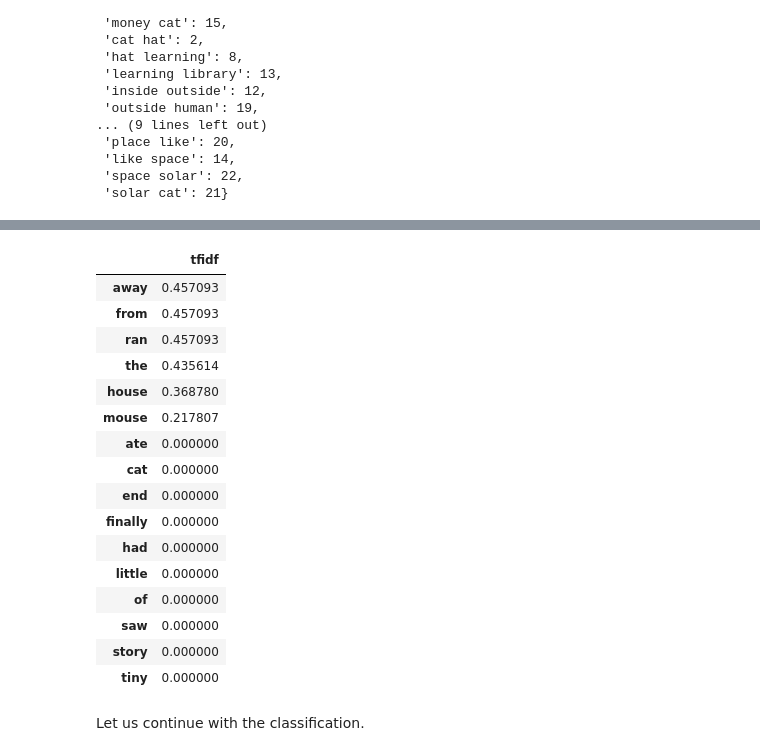
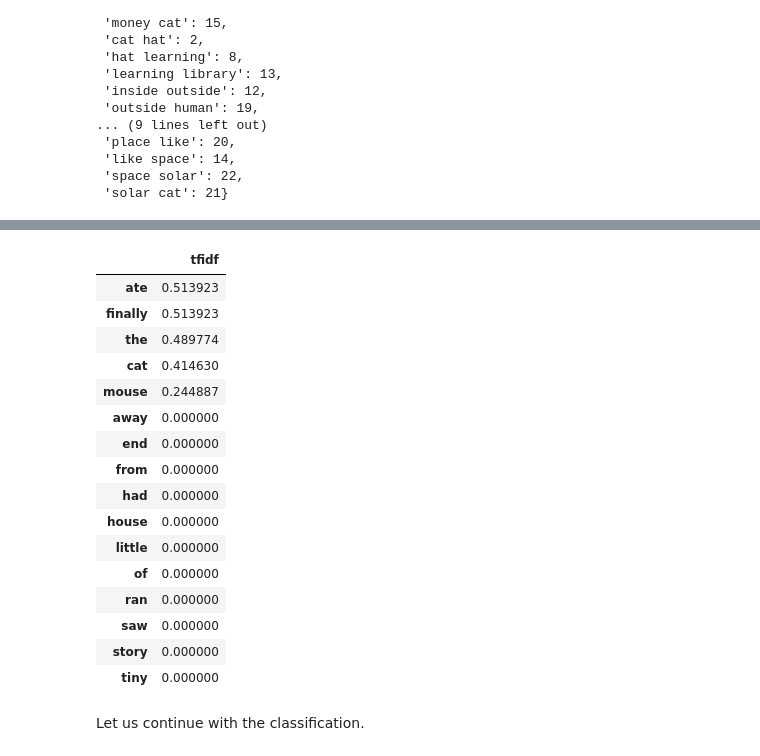
Before and after one commit to banasree385/introduction_to_ml, a Jupyter notebook: 06.NLP/01.NLP_Basics.ipynb, the cells around one changed output, grey strips where cells are left out. Drawn from its saved outputs; the diff is of its cells as text; code cells hidden in the pictures.

```diff
--- a/06.NLP/01.NLP_Basics.ipynb
+++ b/06.NLP/01.NLP_Basics.ipynb
@@ -320,25 +343,25 @@ tfidf_vectorizer=TfidfVectorizer(use_idf=True)
 tfidf_vectorizer_vectors=tfidf_vectorizer.fit_transform(docs)
 # %%
 # get the first vector out (for the first document)
-first_vector_tfidfvectorizer=tfidf_vectorizer_vectors[2]
+first_vector_tfidfvectorizer=tfidf_vectorizer_vectors[3]
 # place tf-idf values in a pandas data frame
 df = pd.DataFrame(first_vector_tfidfvectorizer.T.todense(), index=tfidf_vectorizer.get_feature_names(), columns=["tfidf"])
 df.sort_values(by=["tfidf"],ascending=False)
 # %% [output]
 |  | tfidf |
-| away | 0.457093 |
-| from | 0.457093 |
-| ran | 0.457093 |
-| the | 0.435614 |
-| house | 0.368780 |
-| mouse | 0.217807 |
-| ate | 0.000000 |
-| cat | 0.000000 |
+| ate | 0.513923 |
+| finally | 0.513923 |
+| the | 0.489774 |
+| cat | 0.414630 |
+| mouse | 0.244887 |
+| away | 0.000000 |
 | end | 0.000000 |
-| finally | 0.000000 |
+| from | 0.000000 |
 | had | 0.000000 |
+| house | 0.000000 |
 | little | 0.000000 |
 | of | 0.000000 |
+| ran | 0.000000 |
 | saw | 0.000000 |
 | story | 0.000000 |
 | tiny | 0.000000 |
```
Also changed, not shown: parts of 12 cells of this notebook, 1 other file.
